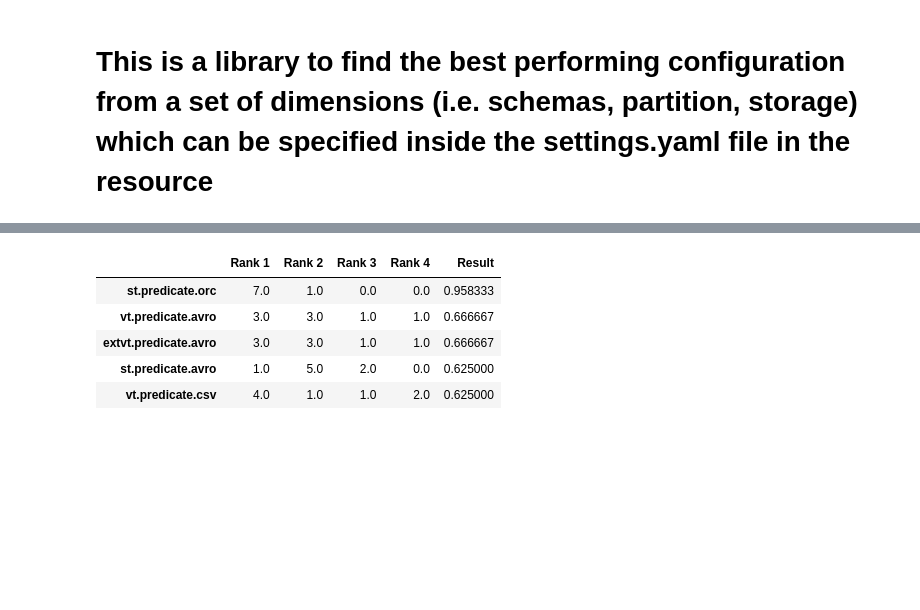
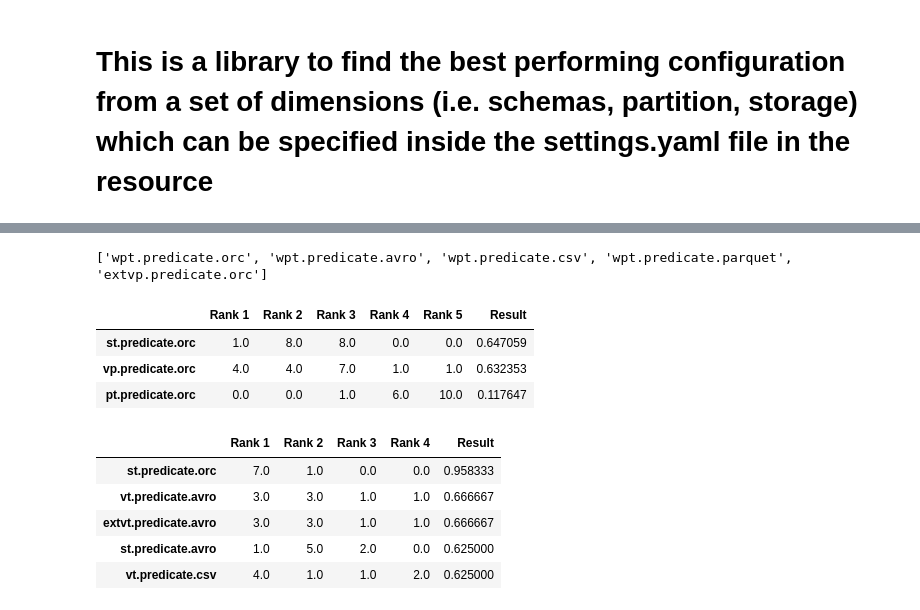
Before and after one commit to DataSystemsGroupUT/PAPyA, a Jupyter notebook: UI Module_Development/BenchRanker copy.ipynb, the cells around one changed output, grey strips where cells are left out. Cells and saved outputs as stored; diff of their text form; code cells hidden in the pictures; blank space fills up the shorter version.

```diff
--- a/UI Module_Development/BenchRanker copy.ipynb
+++ b/UI Module_Development/BenchRanker copy.ipynb
@@ -23,8 +30,13 @@ storageSDRank = SDRank(config, logs, '100M', 'storage')
 # %%
 # calculateRank method comes with parameters to sort the result and exclude queries that we want
 excludeQuery = [1,2,5]
 schemaSDRank.calculateRank('predicate', 'orc', excludeQuery).head()
-schemaSDRank.plotRadar()
+# %% [output]
+['wpt.predicate.orc', 'wpt.predicate.avro', 'wpt.predicate.csv', 'wpt.predicate.parquet', 'extvp.predicate.orc']
+|  | Rank 1 | Rank 2 | Rank 3 | Rank 4 | Rank 5 | Result |
+| st.predicate.orc | 1.0 | 8.0 | 8.0 | 0.0 | 0.0 | 0.647059 |
+| vp.predicate.orc | 4.0 | 4.0 | 7.0 | 1.0 | 1.0 | 0.632353 |
+| pt.predicate.orc | 0.0 | 0.0 | 1.0 | 6.0 | 10.0 | 0.117647 |
 # %%
 excludeQuery = [1,2,5]
 partitionSDRank.calculateRank('predicate', excludeQuery).head()
```
Also changed, not shown: parts of 4 cells of this notebook, 24 other files.
